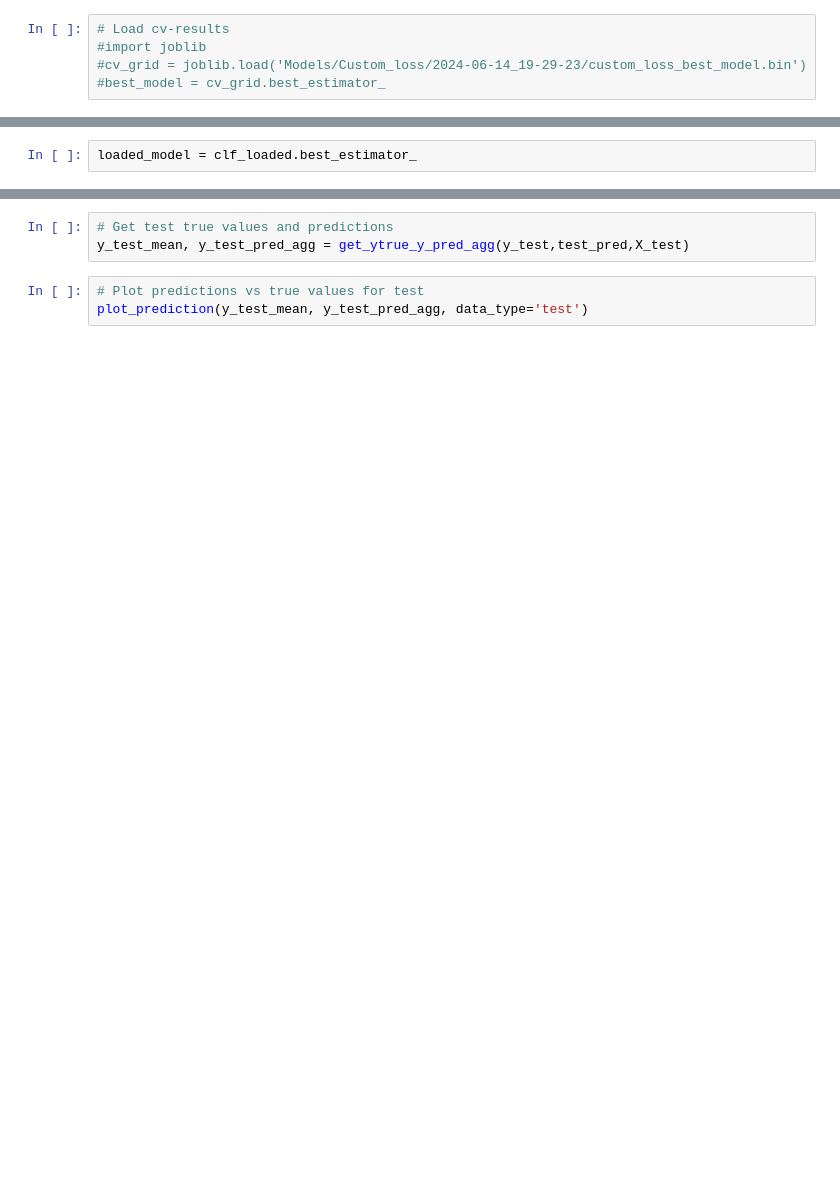
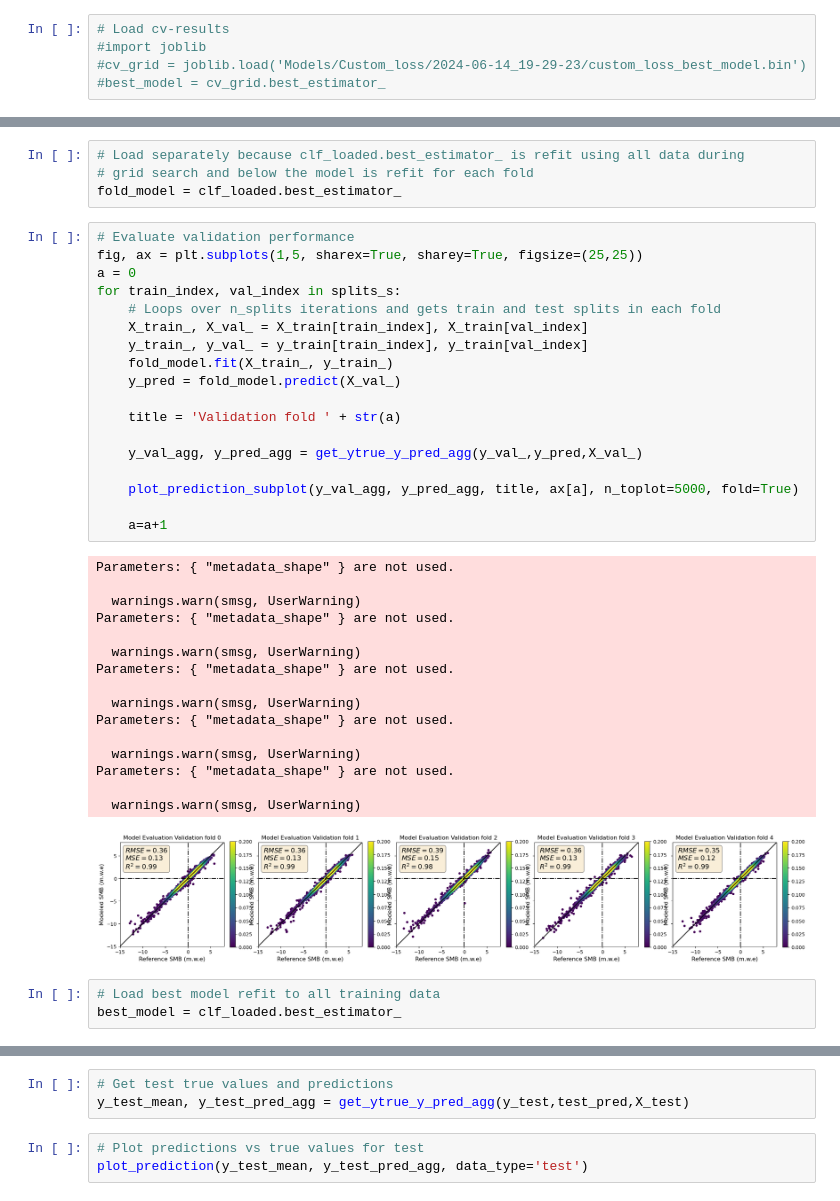
Before and after one commit to khsjursen/ML_MB_Norway, a Jupyter notebook: mb_model_custom_loss.ipynb, the cells around one changed output, grey strips where cells are left out. Drawn from its saved outputs; the diff is of its cells as text; blank space fills up the shorter version.

```diff
--- a/mb_model_custom_loss.ipynb
+++ b/mb_model_custom_loss.ipynb
@@ -1656,2 +1804,42 @@ CustomXGBRegressor(base_score=None, booster=None, callbacks=None,
 # %%
-loaded_model = clf_loaded.best_estimator_
+# Load separately because clf_loaded.best_estimator_ is refit using all data during
+# grid search and below the model is refit for each fold
+fold_model = clf_loaded.best_estimator_
+# %%
+# Evaluate validation performance
+fig, ax = plt.subplots(1,5, sharex=True, sharey=True, figsize=(25,25))
+a = 0
+for train_index, val_index in splits_s:
+    # Loops over n_splits iterations and gets train and test splits in each fold
+    X_train_, X_val_ = X_train[train_index], X_train[val_index]
+    y_train_, y_val_ = y_train[train_index], y_train[val_index]
+    fold_model.fit(X_train_, y_train_)
+    y_pred = fold_model.predict(X_val_)
+
+    title = 'Validation fold ' + str(a)
+
+    y_val_agg, y_pred_agg = get_ytrue_y_pred_agg(y_val_,y_pred,X_val_)
+
+    plot_prediction_subplot(y_val_agg, y_pred_agg, title, ax[a], n_toplot=5000, fold=True)
+
+    a=a+1
+# %% [output]
+Parameters: { "metadata_shape" } are not used.
+
+  warnings.warn(smsg, UserWarning)
+Parameters: { "metadata_shape" } are not used.
+
+  warnings.warn(smsg, UserWarning)
+Parameters: { "metadata_shape" } are not used.
+
+  warnings.warn(smsg, UserWarning)
+Parameters: { "metadata_shape" } are not used.
+
+  warnings.warn(smsg, UserWarning)
+Parameters: { "metadata_shape" } are not used.
+
+  warnings.warn(smsg, UserWarning)
+[figure, added]
+# %%
+# Load best model refit to all training data
+best_model = clf_loaded.best_estimator_
```
Also changed, not shown: parts of 19 cells of this notebook.
